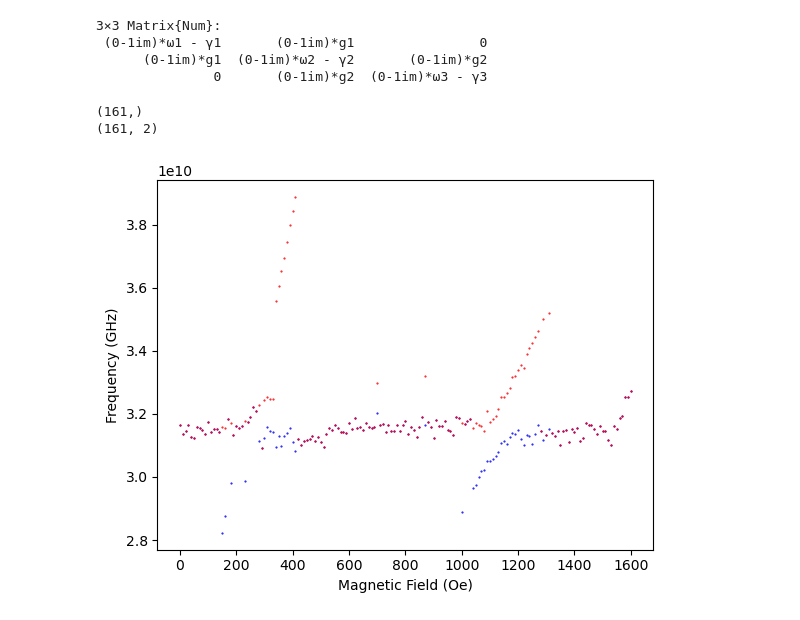
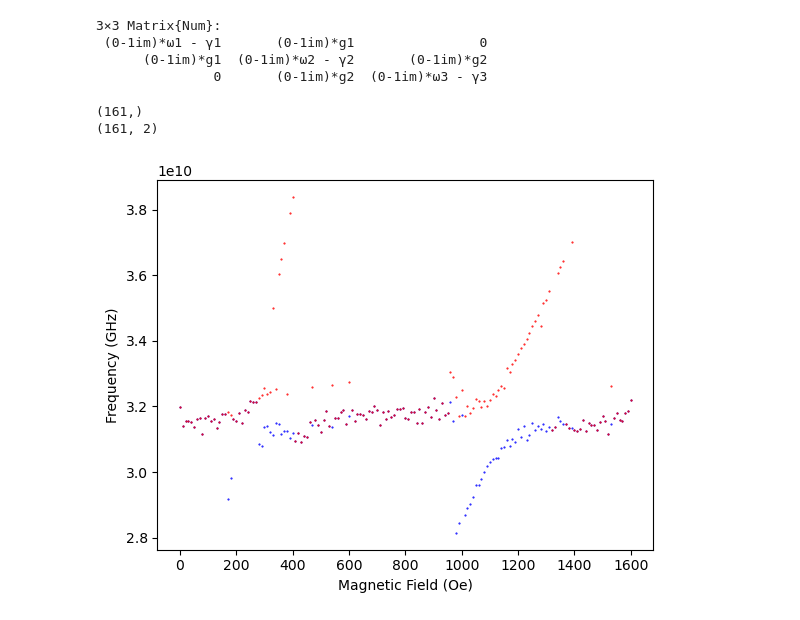
Before and after one commit to FazinHan/cavityCoupling, a Jupyter notebook: julianic.ipynb, the cells around one changed output. Cells and saved outputs as stored; diff of their text form; code cells hidden in the pictures.

```diff
--- a/julianic.ipynb
+++ b/julianic.ipynb
@@ -47,29 +47,29 @@ A
 # %%
 using DelimitedFiles
 
-type = "strong25"
+type = "strong50"
 root = "C:\\Users\\freak\\OneDrive\\Documents\\core\\Projects\\cavityCoupling\\data"
 # Read the CSV file into a DataFrame
 # file_path = joinpath(root,"strong_peaks_widths.csv")
 file_path = joinpath(root, "$type"*"_peaks_widths.csv")
 file_path_full = joinpath(root,"$type.csv")
 df = readdlm(file_path, ',', Float64, '\n',skipstart=1)
 full_data = readdlm(file_path_full,',',Float64,'\n')
 
 # Display the first few rows of the DataFrame
 frequencies = full_data[2:end,1] * 2e9 * pi;
 s21 = full_data[2:end,2:end];
 locs = df[:,1:2] * 2e9 * pi;
 locs = sort(locs, dims=2)
 Hlist = full_data[1,2:end];
 println(size(Hlist))
 println(size(locs))
 plot(Hlist, locs[:,1], "bo", markersize=.5);plot(Hlist, locs[:,2], "ro", markersize=.5);
 xlabel("Magnetic Field (Oe)"); ylabel("Frequency (GHz)");
 # %% [output]
 (161,)
 (161, 2)
-[figure, old version]
+[figure, new version]
 # %%
 #Numerical calculations of dispersion spectra for case-1 (J > Γ)
 
```
Also changed, not shown: parts of 3 cells of this notebook, 17 other files.
